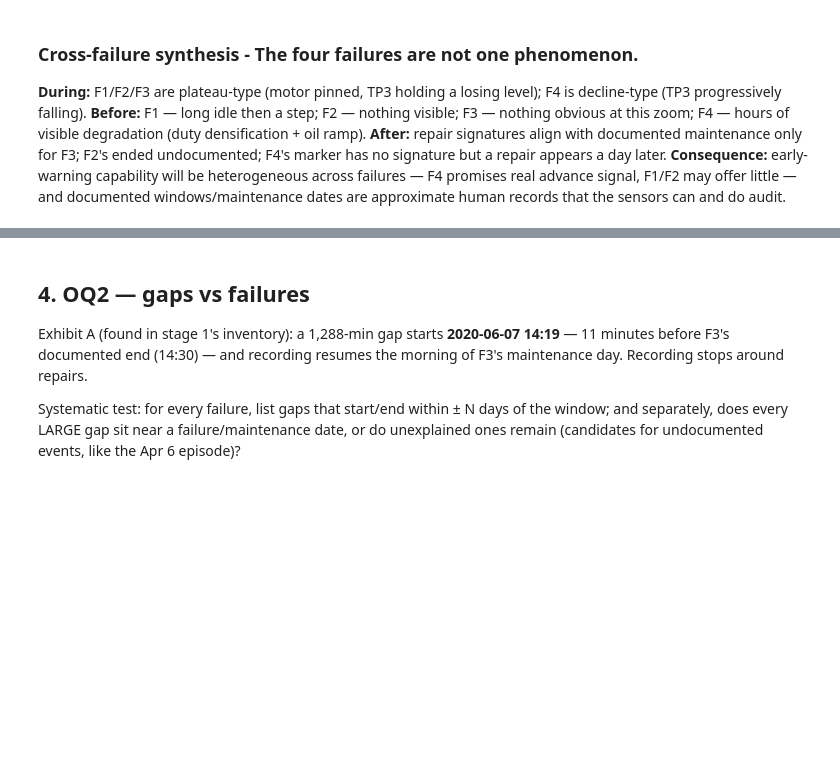
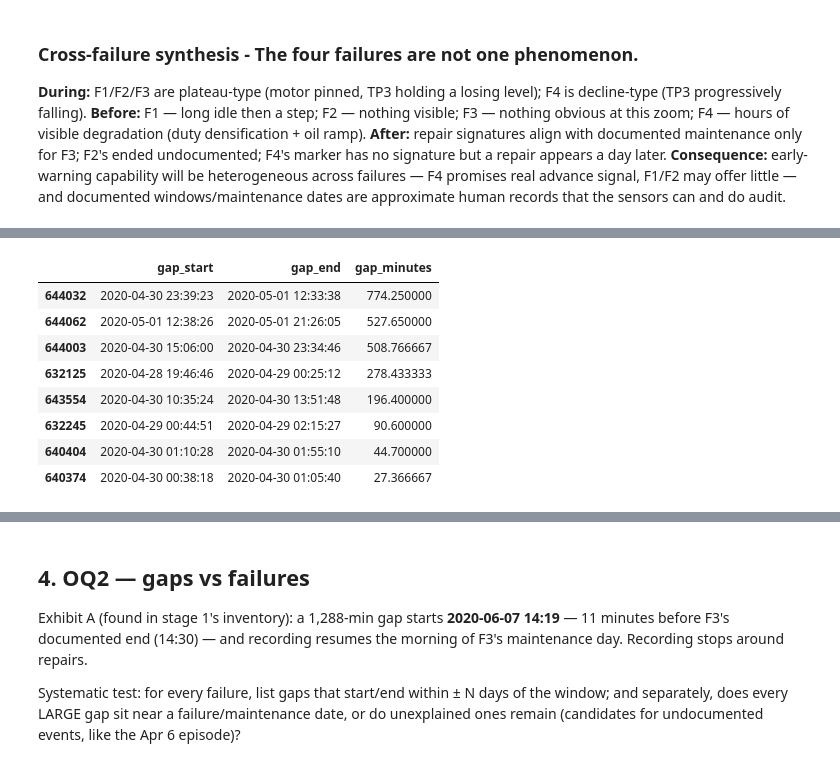
Before and after one commit to Rom5Leo/FAHM_Project, a Jupyter notebook: notebooks/03_anomaly_context.ipynb, the cells around one changed output, grey strips where cells are left out. Drawn from its saved outputs; the diff is of its cells as text; code cells hidden in the pictures; blank space fills up the shorter version.

```diff
--- a/notebooks/03_anomaly_context.ipynb
+++ b/notebooks/03_anomaly_context.ipynb
@@ -118,0 +139,13 @@ post-plunge (Jun 1): duty = 0.149
+# %%
+# gaps near Apr 30:
+gaps[(gaps.gap_start > "2020-04-28") & (gaps.gap_end < "2020-05-02")]
+# %% [output]
+|  | gap_start | gap_end | gap_minutes |
+| 644032 | 2020-04-30 23:39:23 | 2020-05-01 12:33:38 | 774.250000 |
+| 644062 | 2020-05-01 12:38:26 | 2020-05-01 21:26:05 | 527.650000 |
+| 644003 | 2020-04-30 15:06:00 | 2020-04-30 23:34:46 | 508.766667 |
+| 632125 | 2020-04-28 19:46:46 | 2020-04-29 00:25:12 | 278.433333 |
+| 643554 | 2020-04-30 10:35:24 | 2020-04-30 13:51:48 | 196.400000 |
+| 632245 | 2020-04-29 00:44:51 | 2020-04-29 02:15:27 | 90.600000 |
+| 640404 | 2020-04-30 01:10:28 | 2020-04-30 01:55:10 | 44.700000 |
+| 640374 | 2020-04-30 00:38:18 | 2020-04-30 01:05:40 | 27.366667 |
```
Also changed, not shown: parts of 24 cells of this notebook, 2 other files.
